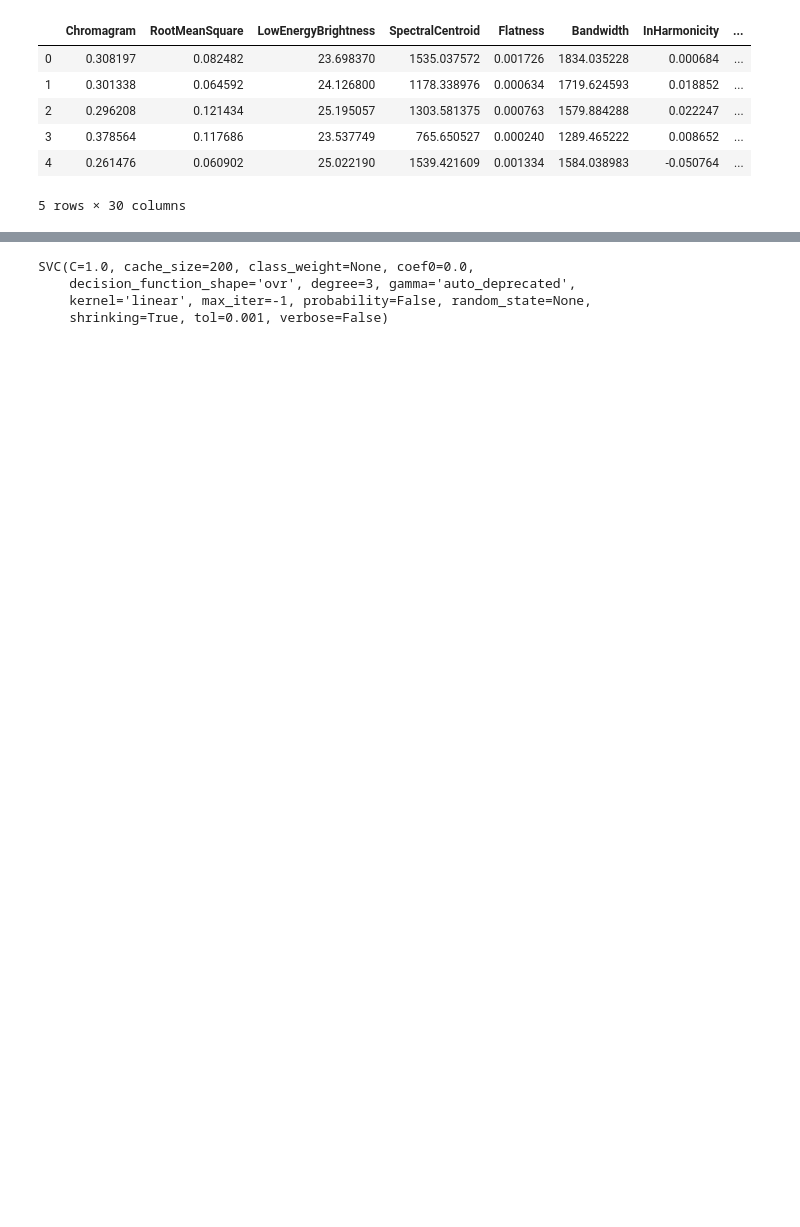
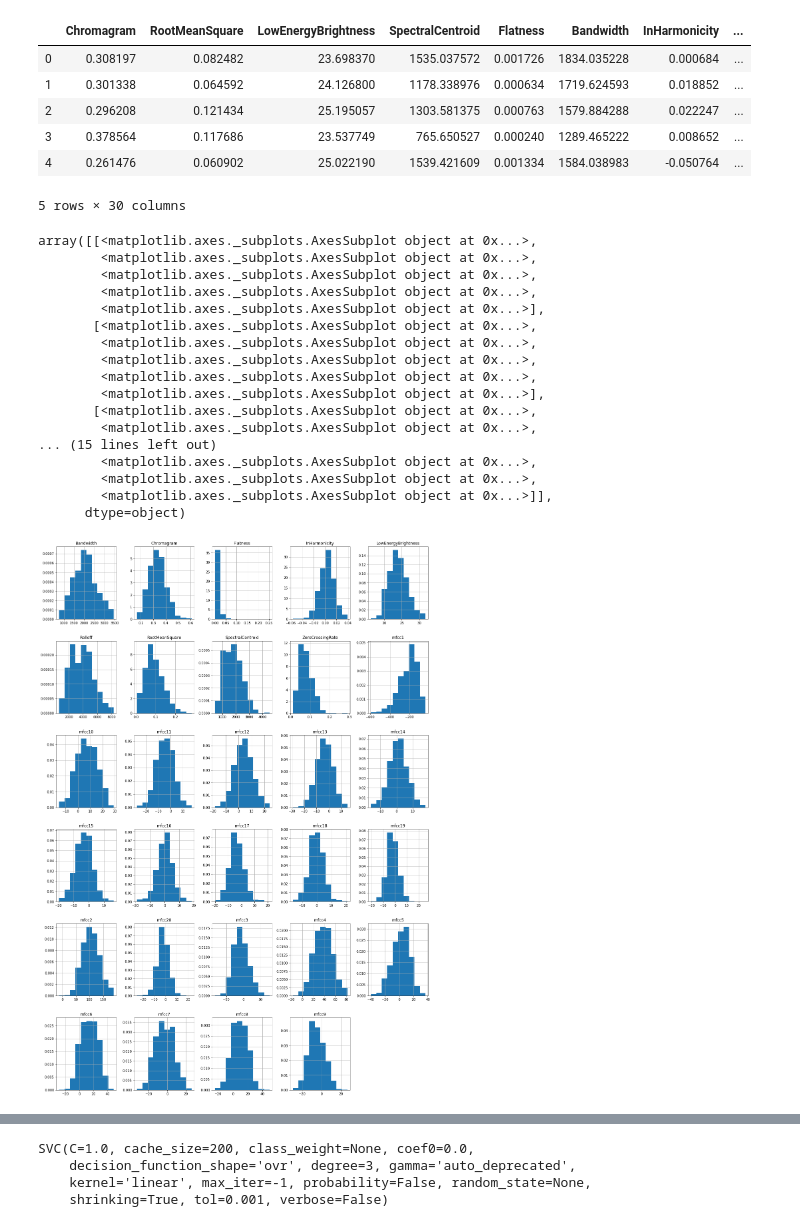
Before and after one commit to DylanCarey94/FYP-Music-Feature-Extraction-Music-Classification-Machine-Learning-Techniques, a Jupyter notebook: K-Means Clustering.ipynb, the cells around one changed output, grey strips where cells are left out. Saved outputs shown, nothing was run; the diff lists cells and outputs as text; code cells hidden in the pictures; blank space fills up the shorter version.

```diff
--- a/K-Means Clustering.ipynb
+++ b/K-Means Clustering.ipynb
@@ -79,7 +35,26 @@ data.head()
 features = ['Chromagram','RootMeanSquare','LowEnergyBrightness','SpectralCentroid','Flatness','Bandwidth','InHarmonicity','Rolloff','ZeroCrossingRate','mfcc1','mfcc2','mfcc3','mfcc4','mfcc5','mfcc6','mfcc7','mfcc8','mfcc9','mfcc10','mfcc11','mfcc12','mfcc13','mfcc14','mfcc15','mfcc16','mfcc17','mfcc18','mfcc19','mfcc20']
 # %%
 X_prenorm = data[features]
-pd.DataFrame(X_prenorm,columns=features).hist(figsize=(8,8), normed=True)
+pd.DataFrame(X_prenorm,columns=features).hist(figsize=(20,30), normed=True)
+# %% [output]
+array([[<matplotlib.axes._subplots.AxesSubplot object at 0x...>,
+        <matplotlib.axes._subplots.AxesSubplot object at 0x...>,
+        <matplotlib.axes._subplots.AxesSubplot object at 0x...>,
+        <matplotlib.axes._subplots.AxesSubplot object at 0x...>,
+        <matplotlib.axes._subplots.AxesSubplot object at 0x...>],
+       [<matplotlib.axes._subplots.AxesSubplot object at 0x...>,
+        <matplotlib.axes._subplots.AxesSubplot object at 0x...>,
+        <matplotlib.axes._subplots.AxesSubplot object at 0x...>,
+        <matplotlib.axes._subplots.AxesSubplot object at 0x...>,
+        <matplotlib.axes._subplots.AxesSubplot object at 0x...>],
+       [<matplotlib.axes._subplots.AxesSubplot object at 0x...>,
+        <matplotlib.axes._subplots.AxesSubplot object at 0x...>,
+... (15 lines left out)
+        <matplotlib.axes._subplots.AxesSubplot object at 0x...>,
+        <matplotlib.axes._subplots.AxesSubplot object at 0x...>,
+        <matplotlib.axes._subplots.AxesSubplot object at 0x...>]],
+      dtype=object)
+[figure, added]
 # %%
 #maybe should be X_prenorm.groupby instead
 genre_count = data.groupby('label').agg({'label':'count'})['label']
```
Also changed, not shown: parts of 31 cells of this notebook, 4 other files.
